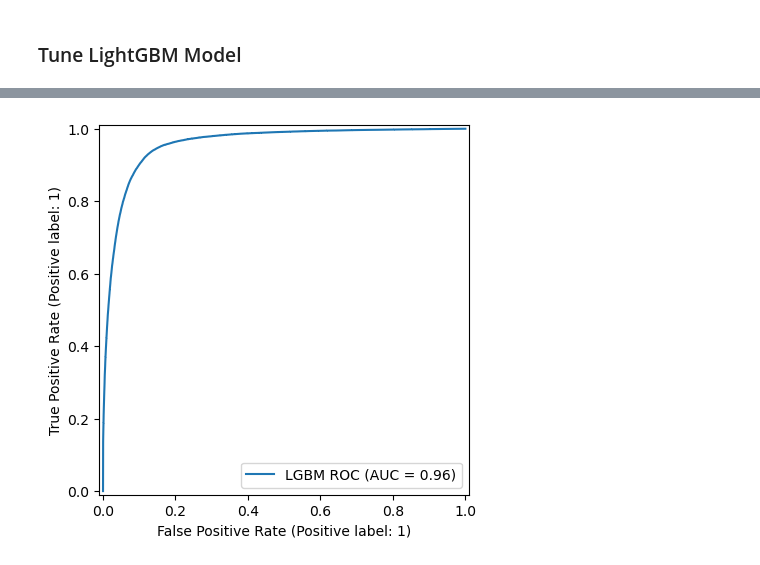
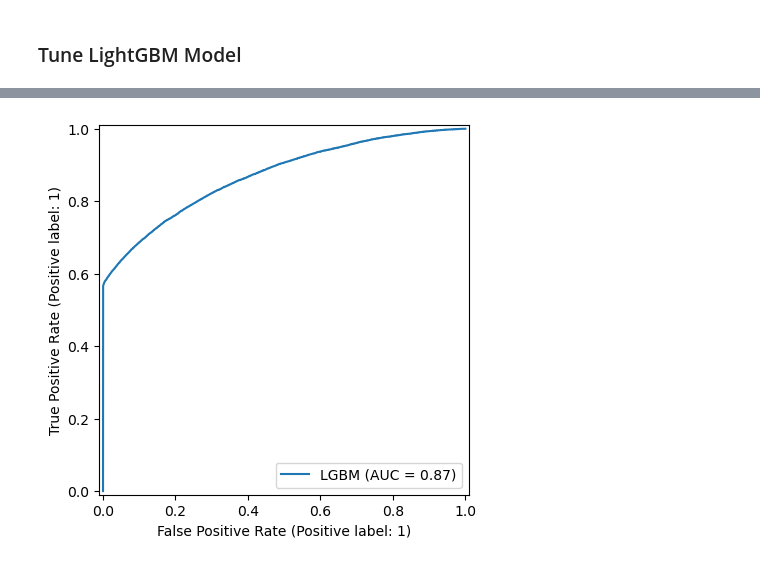
Before and after one commit to pranavrao10/aura-xai-finrisk-llm, a Jupyter notebook: notebooks/03a_lightgbm_tuning.ipynb, the cells around one changed output, grey strips where cells are left out. Saved outputs shown, nothing was run; the diff lists cells and outputs as text; code cells hidden in the pictures.

````diff
--- a/notebooks/03a_lightgbm_tuning.ipynb
+++ b/notebooks/03a_lightgbm_tuning.ipynb
@@ -45,3 +89,20 @@ train (1076248, 134)  test (269062, 134)
+# %%
+feature_list = X_train.columns.tolist()
+monotone = False
+if monotone:
+    monotone_map = {
+        "fico_mid": 1,
+        "loan_to_income": -1,
+        "installment_to_income": -1,
+        "dti": -1,
+        "int_rate": -1,
+        "credit_age_months": 1
+    }
+    mono_vec = [monotone_map.get(f, 0) for f in feature_list]
+else:
+    mono_vec = [0] * len(feature_list)
+
+assert len(mono_vec) == len(feature_list), "Monotone vector length mismatch"
 # %% [markdown]
 ### Tune LightGBM Model
 # %%
@@ -113,24 +290,55 @@ Using cached LightGBM: lgbm_v1.joblib
 # %%
-preds = gbm.predict_proba(X_test)[:, 1]
-y_pred = (preds > 0.70).astype(int)
-auc = roc_auc_score(y_test, preds)
-pr_auc= average_precision_score(y_test, preds)
-report= classification_report(y_test, y_pred, digits=3, zero_division=0)
-acc= (y_pred == y_test).mean()
-cm= confusion_matrix(y_test, y_pred)
+if __name__ == "__main__":
+    p_test = cal.predict_proba(X_test)[:,1]
+    thr_profit_test,_ = profit_curve(y_test,p_test)
+    thr_f1_test = best_f1(y_test,p_test)
 
-md = reports / "metrics_lightgbm.md"
-with open(md, "w") as f:
-    f.write(f"# LightGBM – {stamp}\n\n")
-    f.write("| Metric | Value |\n|--------|-------|\n")
-    f.write(f"| ROC-AUC | **{auc:.4f}** |\n")
-    f.write(f"| PR-AUC  | **{pr_auc:.3f}** |\n")
-    f.write(f"| Accuracy| **{acc:.3f}** |\n\n")
-    f.write("<details><summary>Classification report</summary>\n\n```\n")
-    f.write(report)
-    f.write("\n```\n</details>\n")
-print("metrics markdown written:", md.relative_to(root))
+    m_test_p = metrics(y_test,p_test,thr_profit_test)
+    m_test_f = metrics(y_test,p_test,thr_f1_test)
 
-fig_roc = RocCurveDisplay.from_predictions(y_test, preds, name="LGBM ROC")
-fig_roc.figure_.savefig(reports / "figs" / "roc_lgbm.png", dpi=300)
+    print("\n=== TEST (profit-opt) ===\n",m_test_p["ClassReport"])
+    print("\n=== TEST (F1-opt) ===\n",m_test_f["ClassReport"])
+
+    RocCurveDisplay.from_predictions(y_test,p_test,name="LGBM").figure_.savefig(figs/f"roc_lgbm_test_{model_version}.png",dpi=300)
+    PrecisionRecallDisplay.from_predictions(y_test,p_test,name="LGBM").figure_.savefig(figs/f"pr_lgbm_test_{model_version}.png",dpi=300)
+    fpr, tpr, thr_roc = roc_curve(y_test, p_test)
+    ks = tpr - fpr
+    fig, ax = plt.subplots(figsize=(6,4))
+    ax.plot(thr_roc, tpr, label="TPR")
+    ax.plot(thr_roc, fpr, label="FPR")
+    ax.plot(thr_roc, ks,  label=f"KS = {ks.max():.3f}")
+    ax.set_xlabel("Threshold"); ax.set_ylabel("Rate")
+    ax.set_title("KS Chart")
+    ax.legend()
+    fig.tight_layout()
+    fig.savefig(figs / f"ks_lgbm_test_{model_version}.png", dpi=300)
+    plt.close(fig)
+
+    md_path = reports / f"metrics_lgbm_test_{model_version}.md"
+    with open(md_path, "w") as f:
+        f.write(f"# LightGBM – Test metrics ({model_version})\n")
+        f.write(f"*Date generated:* {date.today().isoformat()}\n\n")
+
+        f.write("## Thresholds\n")
+        f.write("| Optimisation | Threshold |\n")
+        f.write("|--------------|-----------:|\n")
+        f.write(f"| F1           | {thr_f1_test:.3f} |\n")
+        f.write(f"| Profit       | {thr_profit_test:.3f} |\n\n")
+
+        # F1-optimised block
+        f.write("### Test (F1-optimised)\n")
+        f.write(f"- **AUC:** `{m_test_f['AUC']:.4f}`  \n")
+        f.write(f"- **PR-AUC:** `{m_test_f['PR_AUC']:.4f}`  \n")
+        f.write(f"- **KS:** `{m_test_f['KS']:.4f}`  \n\n")
+        f.write("```text\n" + m_test_f["ClassReport"] + "\n```\n\n")
+
+        # Profit-optimised block
+        f.write("### Test (Profit-optimised)\n")
+        f.write(f"- **AUC:** `{m_test_p['AUC']:.4f}`  \n")
+        f.write(f"- **PR-AUC:** `{m_test_p['PR_AUC']:.4f}`  \n")
+        f.write(f"- **KS:** `{m_test_p['KS']:.4f}`  \n\n")
+        f.write("```text\n" + m_test_p["ClassReport"] + "\n```\n")
+
+    print("ROC, PR, KS, and Profit curves saved")
+    print("Markdown metrics written to", md_path.relative_to(reports))
 # %% [output]
@@ -138 +362 @@ metrics markdown written: reports/metrics_lightgbm.md
-[figure, old version]
+[figure, new version]
````
Also changed, not shown: parts of 12 cells of this notebook, 28 other files.
